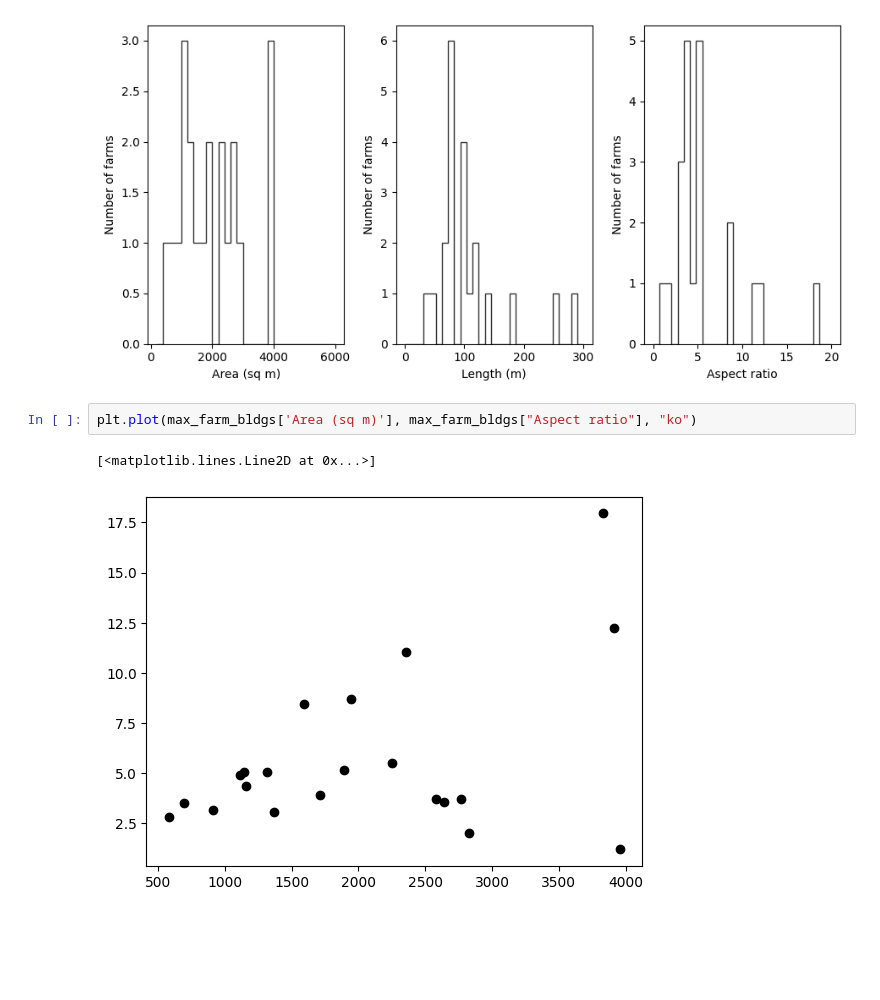
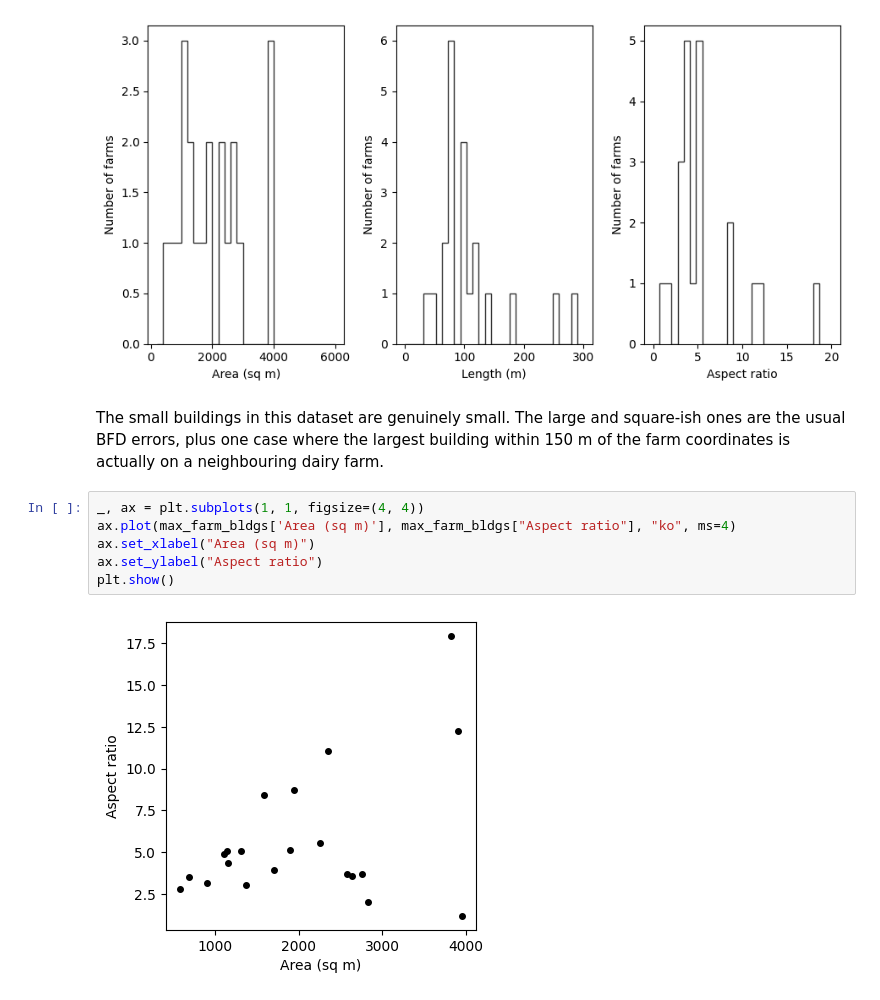
Before and after one commit to rachelemason/CAFO-AI, a Jupyter notebook: 4_SouthAfrica.ipynb, the cells around one changed output. Drawn from its saved outputs; the diff is of its cells as text; blank space fills up the shorter version.

```diff
--- a/4_SouthAfrica.ipynb
+++ b/4_SouthAfrica.ipynb
@@ -190,8 +166,13 @@ for col, ax in zip(["Area (sq m)", "Length (m)", "Aspect ratio"], axes):
 plt.tight_layout()
 # %% [output]
 [figure]
-# %%
-plt.plot(max_farm_bldgs['Area (sq m)'], max_farm_bldgs["Aspect ratio"], "ko")
-# %% [output]
-[<matplotlib.lines.Line2D at 0x...>]
-[figure, removed]
+# %% [markdown]
+The small buildings in this dataset are genuinely small. The large and square-ish ones are the usual BFD errors, plus one case where the largest building within 150 m of the farm coordinates is actually on a neighbouring dairy farm.
+# %%
+_, ax = plt.subplots(1, 1, figsize=(4, 4))
+ax.plot(max_farm_bldgs['Area (sq m)'], max_farm_bldgs["Aspect ratio"], "ko", ms=4)
+ax.set_xlabel("Area (sq m)")
+ax.set_ylabel("Aspect ratio")
+plt.show()
+# %% [output]
+[figure, added]
```
Also changed, not shown: parts of 5 cells of this notebook, 3 other files.
